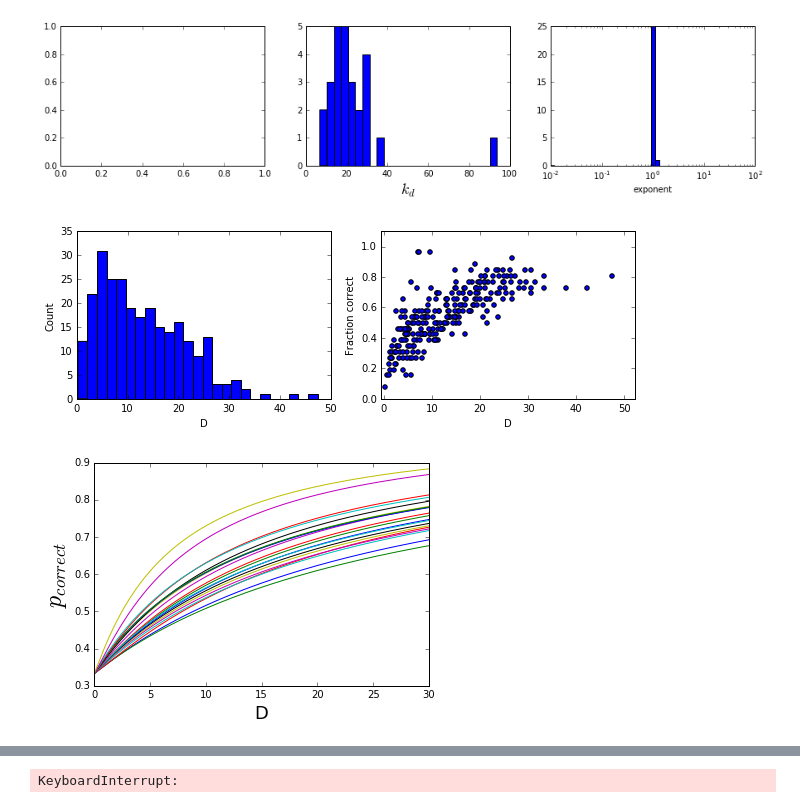
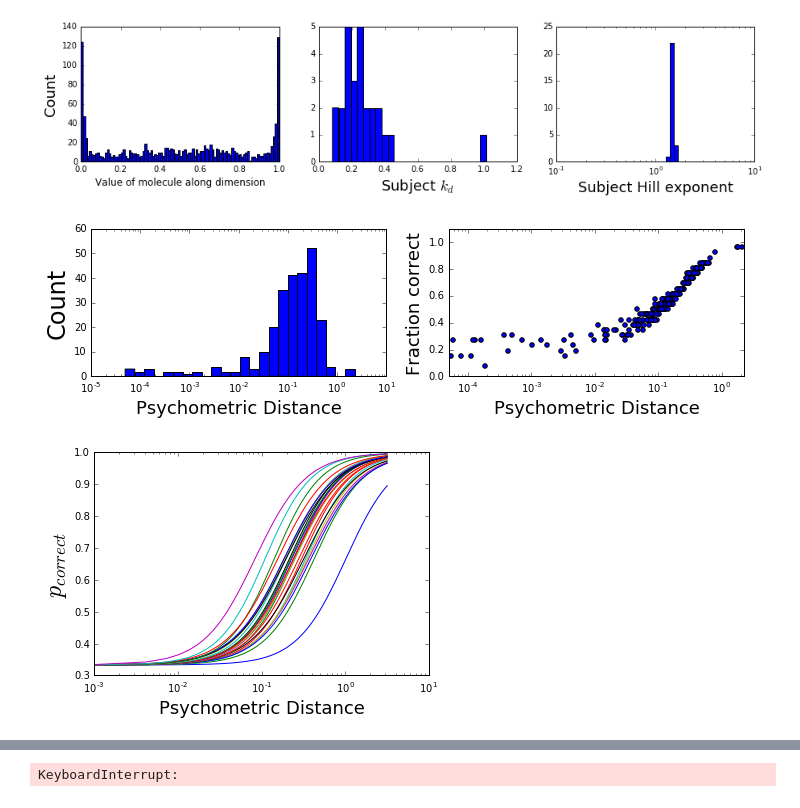
Before and after one commit to rgerkin/trillion, a Jupyter notebook: stan.ipynb, the cells around one changed output, grey strips where cells are left out. Drawn from its saved outputs; the diff is of its cells as text; code cells hidden in the pictures.

Commit message:
Model v2

```diff
--- a/stan.ipynb
+++ b/stan.ipynb
@@ -25,10 +25,9 @@ with open('trillion.stan') as f:
 # %%
 data = stan.make_data()
 data['n_dimensions'] = 10
-data['norm'] = 1
-#data['molecule_alpha'] = 1
-#data['molecule_beta'] = 2
-#data
+data['norm'] = 2
 # %%
-fit = model.model.optimizing(data=data,seed=0)
+fit = model.model.optimizing(data=data,seed=0,as_vector=False)
+lp = fit['value']
+fit = fit['par']
 #fit
@@ -39,39 +54,41 @@ plt.hist(fit['molecule_coords'].ravel(),bins=25);
 # %%
 fig,ax = plt.subplots(1,3,figsize=(15,3))
-#ax[0].hist(fit['p_dumb'],bins=25)
-#ax[0].set_xlabel('$p_{dumb}$',size=18)
-#ax[0].set_ylabel('Count')
-#ax[0].set_xticks(np.linspace(0,1,5))
+ax[0].hist(fit['molecule_coords'].ravel(),bins=100);
+ax[0].set_xlabel('Value of molecule along dimension',size=12)
+ax[0].set_ylabel('Count',size=18)
 ax[1].hist(fit['kd'],bins=25)
-ax[1].set_xlabel('$k_d$',size=18)
-ax[2].hist(fit['exponent'],bins=np.logspace(-2, 2, 50));
+ax[1].set_xlabel('Subject $k_d$',size=18)
+ax[2].hist(fit['exponent'],bins=np.logspace(-1, 1, 50));
 ax[2].set_xscale('log')
-ax[2].set_xlabel('exponent');
+ax[2].set_xlabel('Subject Hill exponent',size=18);
 # %% [output]
-[figure, old version]
+[figure, new version]
 # %%
 p_correct = np.zeros(data['n_tests'])
 for result in results:
     p_correct[result.test.id-1] += result.correct
 p_correct /= data['n_subjects']
 fig,ax = plt.subplots(1,2,figsize=(10,3))
-ax[0].hist(fit['D'],bins=25)
-ax[0].set_xlabel('D')
-ax[0].set_ylabel('Count')
+ax[0].hist(fit['D'],bins=np.logspace(np.log10(fit['D'].min()/1.1),np.log10(fit['D'].max()*1.1),25))
+ax[0].set_xscale('log')
+ax[0].set_xlabel('Psychometric Distance',size=18)
+ax[0].set_ylabel('Count',size=24)
 ax[1].scatter(fit['D'],p_correct)
-ax[1].set_xlim(-0.5,fit['D'].max()*1.1)
+ax[1].set_xscale('log')
+ax[1].set_xlim(fit['D'].min()/1.1,fit['D'].max()*1.1)
 ax[1].set_ylim(0,1.1)
-ax[1].set_xlabel('D')
-ax[1].set_ylabel('Fraction correct');
+ax[1].set_xlabel('Psychometric Distance',size=18)
+ax[1].set_ylabel('Fraction correct',size=18)
+plt.tight_layout()
 # %% [output]
-[figure, old version]
+[figure, new version]
 # %%
-for i in range(6,26):
-    x = np.linspace(0,30,1000)
+for i in range(26):
+    x = np.linspace(0.001,np.sqrt(data['n_dimensions']),1000)
     y = 0.333 + 0.666/(1+(fit['kd'][i]/x)**fit['exponent'][i]);
-    #y = 0.333 + (1-fit['p_dumb'][i])*0.667/(1+(fit['kd'][i]/x)**fit['exponent'][i]);
     plt.plot(x,y)
-plt.xlabel('D',size=18)
+plt.xscale('log')
+plt.xlabel('Psychometric Distance',size=18)
 plt.ylabel('$p_{correct}$',size=24);
 # %% [output]
-[figure, old version]
+[figure, new version]
```
Also changed, not shown: parts of 8 cells of this notebook, 2 other files.
